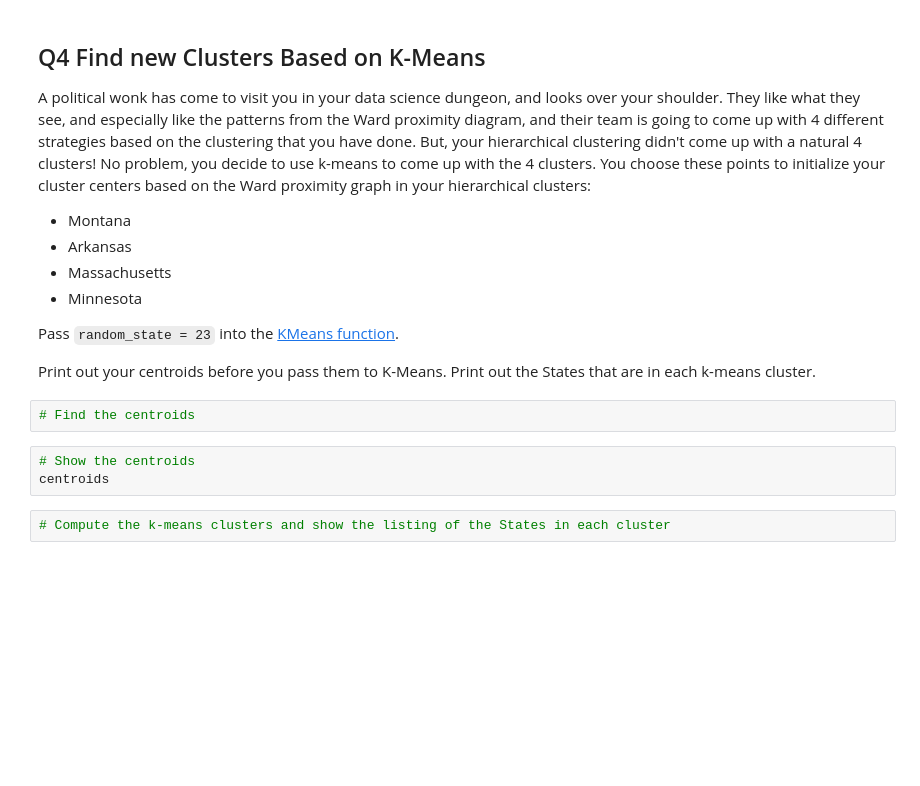
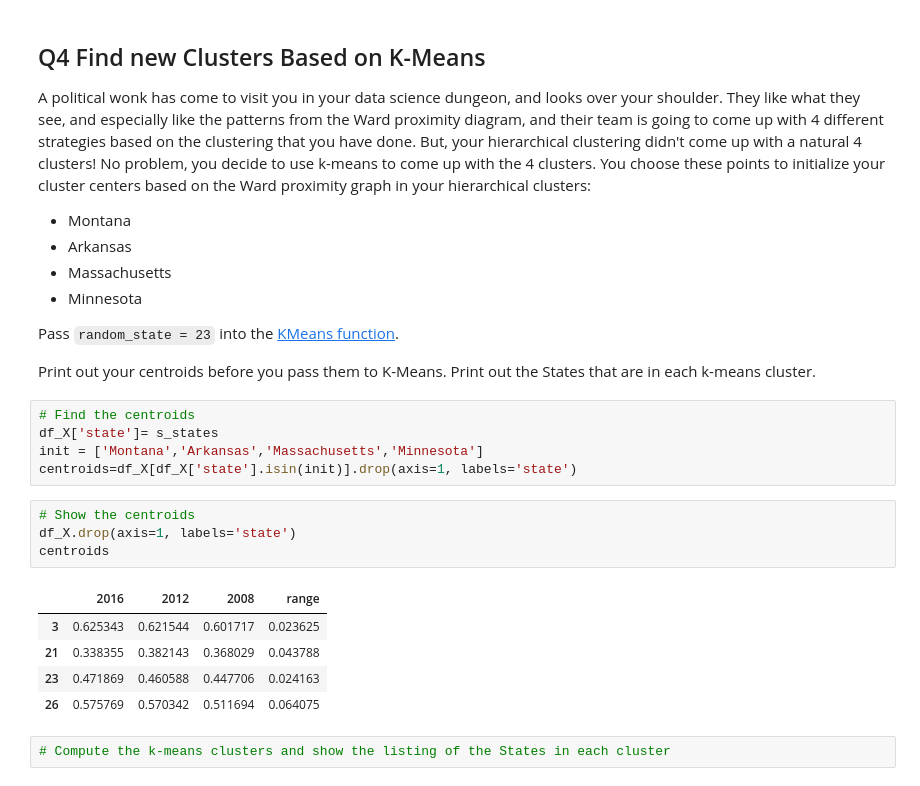
Before and after one commit to BictorFonseca/DataAnalysis, a Jupyter notebook: CS329E_HW11.ipynb, the cells around one changed output. Drawn from its saved outputs; the diff is of its cells as text; blank space fills up the shorter version.

```diff
--- a/CS329E_HW11.ipynb
+++ b/CS329E_HW11.ipynb
@@ -144,11 +144,21 @@ A political wonk has come to visit you in your data science dungeon, and looks o
 Pass `random_state = 23` into the [KMeans function](https://scikit-learn.org/stable/modules/generated/sklearn.cluster.KMeans.html).
 
 Print out your centroids before you pass them to K-Means. Print out the States that are in each k-means cluster.
-# %%
-# Find the centroids
+# %%
+# Find the centroids
+df_X['state']= s_states
+init = ['Montana','Arkansas','Massachusetts','Minnesota']
+centroids=df_X[df_X['state'].isin(init)].drop(axis=1, labels='state')
 # %%
 # Show the centroids
+df_X.drop(axis=1, labels='state')
 centroids
+# %% [output]
+|  | 2016 | 2012 | 2008 | range |
+| 3 | 0.625343 | 0.621544 | 0.601717 | 0.023625 |
+| 21 | 0.338355 | 0.382143 | 0.368029 | 0.043788 |
+| 23 | 0.471869 | 0.460588 | 0.447706 | 0.024163 |
+| 26 | 0.575769 | 0.570342 | 0.511694 | 0.064075 |
 # %%
 # Compute the k-means clusters and show the listing of the States in each cluster
 # %% [markdown]
```
